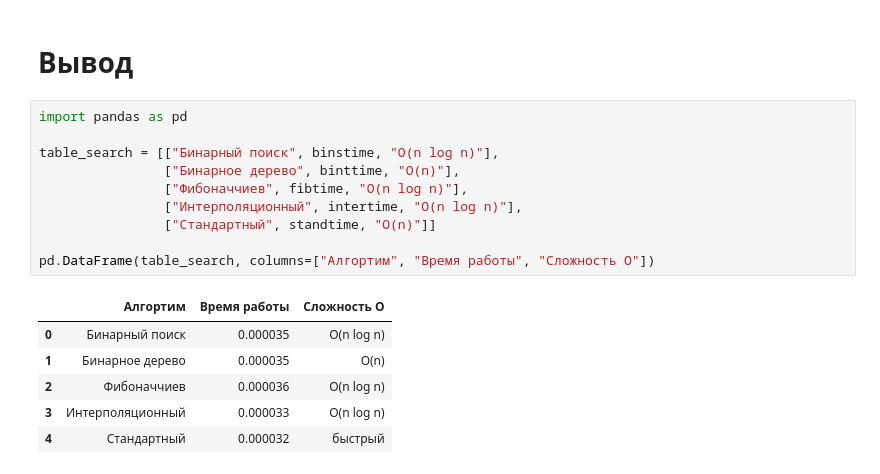
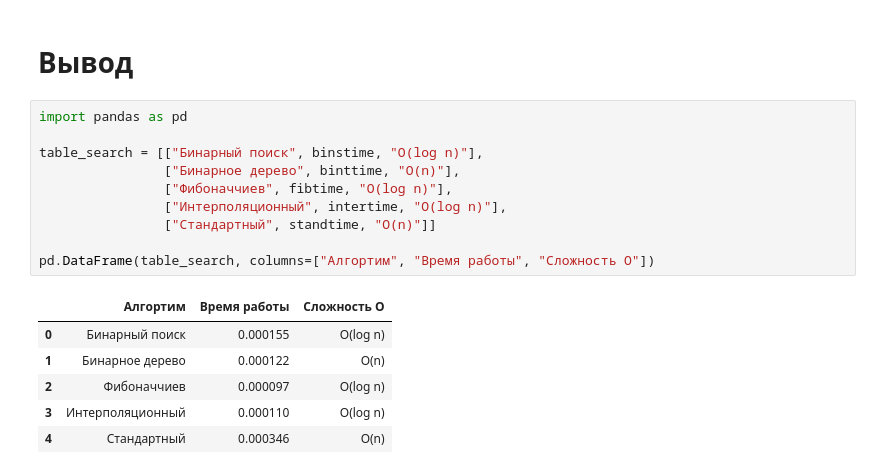
Before and after one commit to Djama1GIT/SADP, a Jupyter notebook: Lab4.ipynb, the cells around one changed output. Drawn from its saved outputs; the diff is of its cells as text.

```diff
--- a/Lab4.ipynb
+++ b/Lab4.ipynb
@@ -624,17 +667,17 @@ for solution in solutions:
 # %%
 import pandas as pd
 
-table_search = [["Бинарный поиск", binstime, "O(n log n)"],
+table_search = [["Бинарный поиск", binstime, "O(log n)"],
                 ["Бинарное дерево", binttime, "O(n)"],
-                ["Фибоначчиев", fibtime, "O(n log n)"],
-                ["Интерполяционный", intertime, "O(n log n)"],
+                ["Фибоначчиев", fibtime, "O(log n)"],
+                ["Интерполяционный", intertime, "O(log n)"],
                 ["Стандартный", standtime, "O(n)"]]
 
 pd.DataFrame(table_search, columns=["Алгортим", "Время работы", "Сложность O"])
 # %% [output]
 |  | Алгортим | Время работы | Сложность O |
-| 0 | Бинарный поиск | 0.000035 | O(n log n) |
-| 1 | Бинарное дерево | 0.000035 | O(n) |
-| 2 | Фибоначчиев | 0.000036 | O(n log n) |
-| 3 | Интерполяционный | 0.000033 | O(n log n) |
-| 4 | Стандартный | 0.000032 | быстрый |
+| 0 | Бинарный поиск | 0.000155 | O(log n) |
+| 1 | Бинарное дерево | 0.000122 | O(n) |
+| 2 | Фибоначчиев | 0.000097 | O(log n) |
+| 3 | Интерполяционный | 0.000110 | O(log n) |
+| 4 | Стандартный | 0.000346 | O(n) |
```
Also changed, not shown: parts of 6 cells of this notebook, 1 other file.
